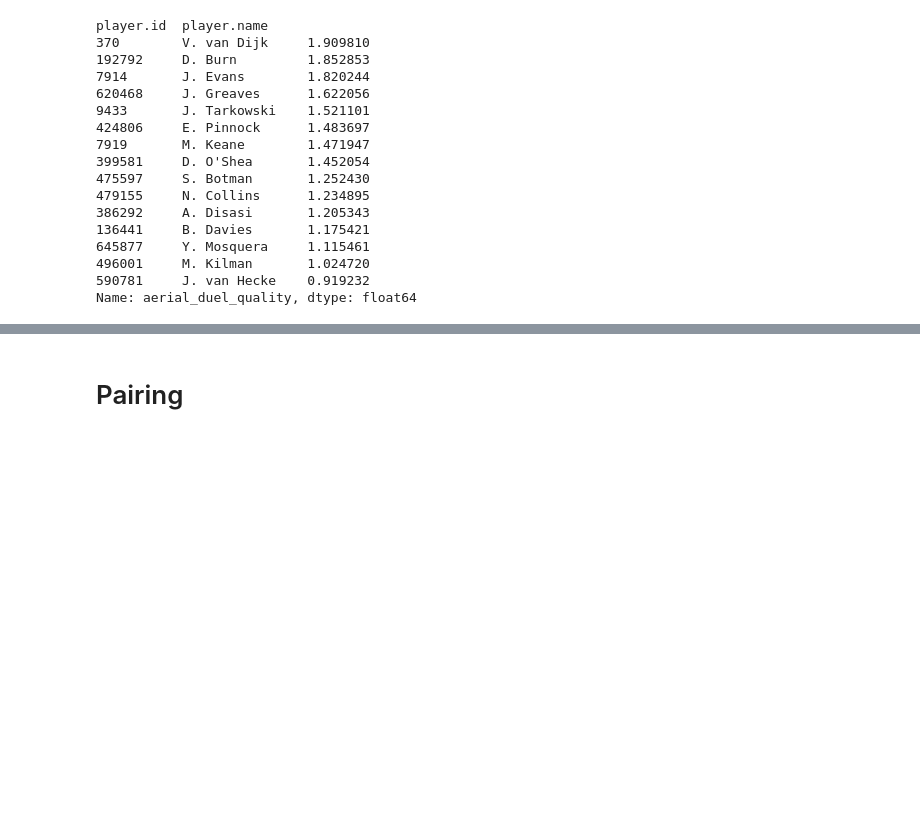
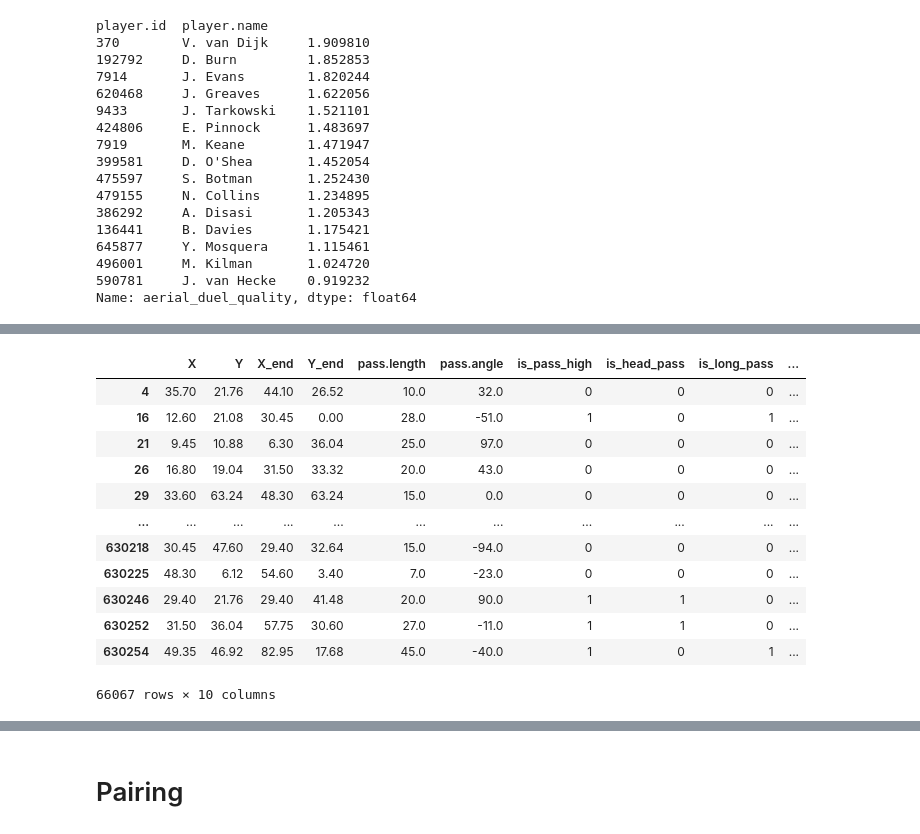
Before and after one commit to Giorgis3/Twelve-GPT-Educational-Giorgis, a Jupyter notebook: nbs/qualities.ipynb, the cells around one changed output, grey strips where cells are left out. Saved outputs shown, nothing was run; the diff lists cells and outputs as text; code cells hidden in the pictures; blank space fills up the shorter version.

```diff
--- a/nbs/qualities.ipynb
+++ b/nbs/qualities.ipynb
@@ -1822,0 +1930,8 @@ The raw weighted sum (`Zq_raw`) already uses z-scored inputs, but its scale vari
+# %%
+passes = cb_events[cb_events["type.primary"] == "pass"].copy()
+passes = passes[passes["location.x"] < 50].copy()
+
+# Pass success comes directly from pass.accurate — no circular target.
+passes["Successful"] = passes["pass.accurate"].astype(int)
+
+passes["pass.height"] = passes["pass.height"].fillna("low")
@@ -1822,0 +2058,2 @@ The raw weighted sum (`Zq_raw`) already uses z-scored inputs, but its scale vari
+# %%
+passes = calculate_pass_features(passes)
@@ -1822,0 +2072,18 @@ The raw weighted sum (`Zq_raw`) already uses z-scored inputs, but its scale vari
+# %%
+passes = prepare_pass_features(passes)
+feature_preview = DEFAULT_FEATURE_COLS + ["Successful"]
+passes[feature_preview]
+# %% [output]
+|  | X | Y | X_end | Y_end | pass.length | pass.angle | is_pass_high | is_head_pass | is_long_pass | ... |
+| 4 | 35.70 | 21.76 | 44.10 | 26.52 | 10.0 | 32.0 | 0 | 0 | 0 | ... |
+| 16 | 12.60 | 21.08 | 30.45 | 0.00 | 28.0 | -51.0 | 1 | 0 | 1 | ... |
+| 21 | 9.45 | 10.88 | 6.30 | 36.04 | 25.0 | 97.0 | 0 | 0 | 0 | ... |
+| 26 | 16.80 | 19.04 | 31.50 | 33.32 | 20.0 | 43.0 | 0 | 0 | 0 | ... |
+| 29 | 33.60 | 63.24 | 48.30 | 63.24 | 15.0 | 0.0 | 0 | 0 | 0 | ... |
+| ... | ... | ... | ... | ... | ... | ... | ... | ... | ... | ... |
+| 630218 | 30.45 | 47.60 | 29.40 | 32.64 | 15.0 | -94.0 | 0 | 0 | 0 | ... |
+| 630225 | 48.30 | 6.12 | 54.60 | 3.40 | 7.0 | -23.0 | 0 | 0 | 0 | ... |
+| 630246 | 29.40 | 21.76 | 29.40 | 41.48 | 20.0 | 90.0 | 1 | 1 | 0 | ... |
+| 630252 | 31.50 | 36.04 | 57.75 | 30.60 | 27.0 | -11.0 | 1 | 1 | 0 | ... |
+| 630254 | 49.35 | 46.92 | 82.95 | 17.68 | 45.0 | -40.0 | 1 | 0 | 1 | ... |
+66067 rows × 10 columns
```
Also changed, not shown: parts of 78 cells of this notebook, 3 other files.
